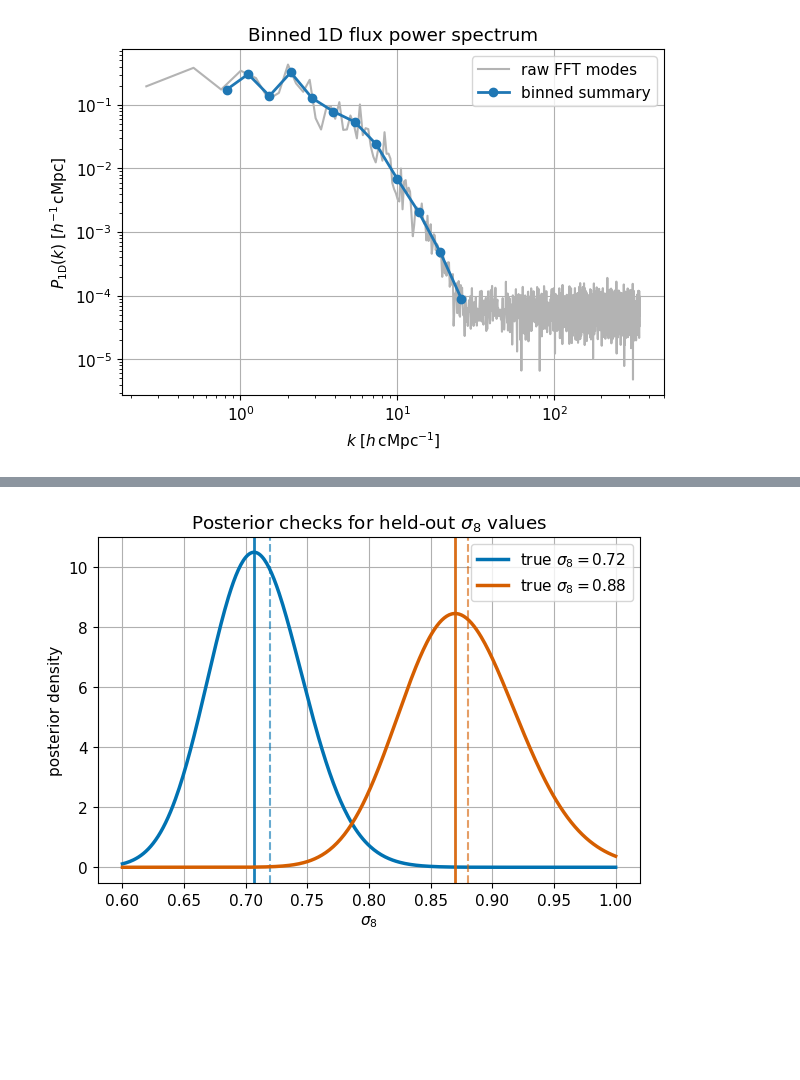
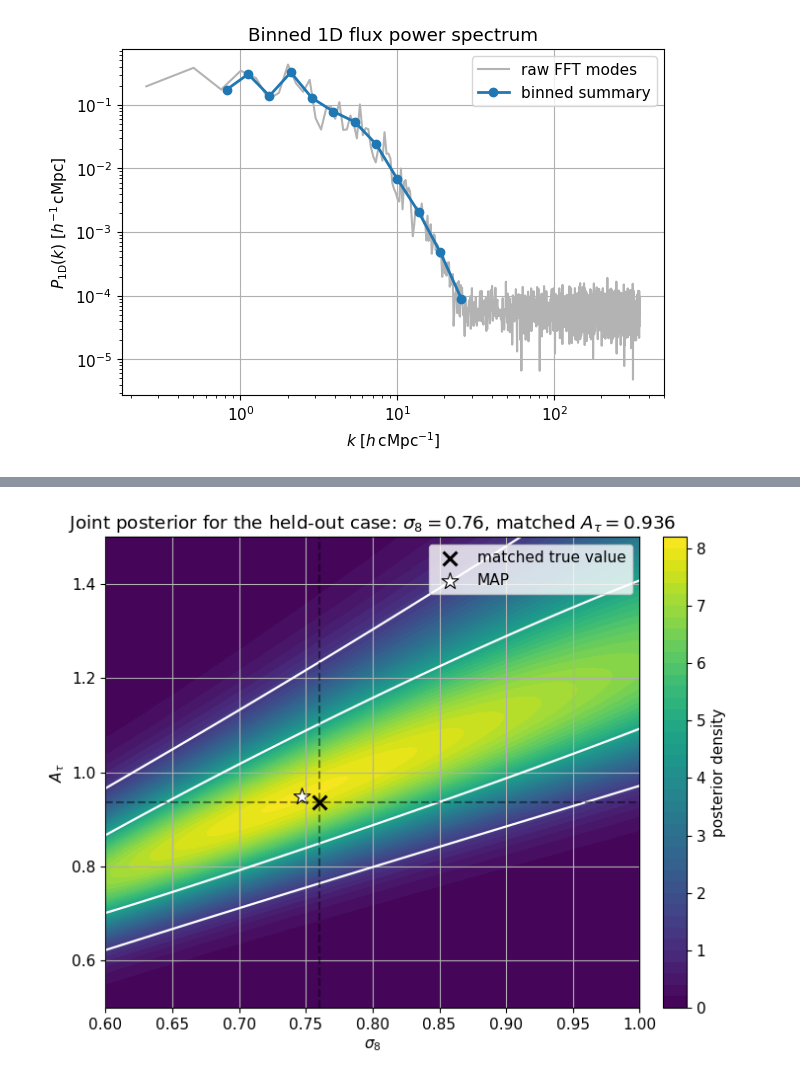
Before and after one commit to soumak-maitra/ML4HEP-V4_Differential_Programming, a Jupyter notebook: Cosmological_Inference_exercise.ipynb, the cells around one changed output, grey strips where cells are left out. Cells and saved outputs as stored; diff of their text form; code cells hidden in the pictures; blank space fills up the shorter version.

```diff
--- a/Cosmological_Inference_exercise.ipynb
+++ b/Cosmological_Inference_exercise.ipynb
@@ -910,17 +1198,20 @@ The NumPy wrapper below is only for plotting. The PyTorch function is the one us
 # %%
-def emulator_log_power_torch(sigma8):
-    """Differentiable prediction: sigma8 -> log P_1D(k)."""
-    sigma8 = sigma8.reshape(1, 1)
-    return emulator(sigma8).reshape(-1)
+def emulator_log_power_torch(sigma8, A_tau):
+    """Differentiable prediction: (sigma8, A_tau) -> log P_1D(k)."""
+    parameter_row = torch.stack(
+        [sigma8.reshape(-1)[0], A_tau.reshape(-1)[0]]
+    ).reshape(1, 2)
+    return emulator(parameter_row).reshape(-1)
 
 
-def emulator_log_power_numpy(sigma8):
+def emulator_log_power_numpy(sigma8, A_tau=A_TAU_FIDUCIAL):
     """Numpy wrapper for plotting emulator predictions."""
     emulator.eval()
 
     with torch.no_grad():
         sigma8_t = torch.tensor([sigma8], dtype=torch.float32)
-        return emulator_log_power_torch(sigma8_t).numpy()
+        A_tau_t = torch.tensor([A_tau], dtype=torch.float32)
+        return emulator_log_power_torch(sigma8_t, A_tau_t).numpy()
 # %%
 plt.figure()
 
@@ -1326,22 +1840,71 @@ for case in inference_cases:
 # %%
-plt.figure()
+case = inference_cases[0]
 
-for case in inference_cases:
-    plt.plot(
-        sigma8_grid,
-        case["posterior"],
-        lw=2.5,
-        color=case["color"],
-        label=fr"true $\sigma_8={case['true_sigma8']:.2f}$",
-    )
-    plt.axvline(case["map"], color=case["color"], lw=2, alpha=0.9)
-    plt.axvline(case["true_sigma8"], color=case["color"], linestyle="--", alpha=0.6)
+fig, ax = plt.subplots(figsize=(7.2, 5.8))
 
-plt.xlabel(r"$\sigma_8$")
-plt.ylabel(r"posterior density")
-plt.title(r"Posterior checks for held-out $\sigma_8$ values")
-plt.legend()
+image = ax.contourf(
+    sigma8_grid,
+    A_tau_grid,
+    case["posterior_2d"],
+    levels=40,
+    cmap="viridis",
+)
+
+density_levels = sorted([
+    case["posterior_95_level"],
+    case["posterior_68_level"],
+])
+
+ax.contour(
+    sigma8_grid,
+    A_tau_grid,
+    case["posterior_2d"],
+    levels=density_levels,
+    colors="white",
+    linewidths=1.6,
+)
+
+ax.scatter(
+    case["true_sigma8"],
+    case["true_A_tau"],
+    color="black",
+    marker="x",
+    s=100,
+    linewidths=2.2,
+    label="matched true value",
+)
+
+ax.scatter(
+    case["map_sigma8"],
+    case["map_A_tau"],
+    color="white",
+    edgecolor="black",
+    marker="*",
+    s=160,
+    linewidths=0.8,
+    label="MAP",
+)
+
+ax.axvline(case["true_sigma8"], color="black", linestyle="--", alpha=0.45)
+ax.axhline(case["true_A_tau"], color="black", linestyle="--", alpha=0.45)
+
+ax.set_xlabel(r"$\sigma_8$")
+ax.set_ylabel(r"$A_\tau$")
+ax.set_xlim(SIGMA8_MIN, SIGMA8_MAX)
+ax.set_ylim(A_TAU_MIN, A_TAU_MAX)
+ax.legend(loc="upper right", frameon=True)
+
+colorbar = fig.colorbar(image, ax=ax, fraction=0.046, pad=0.04)
+colorbar.set_label(r"posterior density")
+
+ax.set_title(
+    fr"Joint posterior for the held-out case: "
+    fr"$\sigma_8={case['true_sigma8']:.2f}$, "
+    fr"matched $A_\tau={case['true_A_tau']:.3f}$"
+)
+
+plt.tight_layout()
 plt.show()
 # %% [output]
-[figure, old version]
+[figure, new version]
 # %% [markdown]
```
Also changed, not shown: parts of 39 cells of this notebook.
